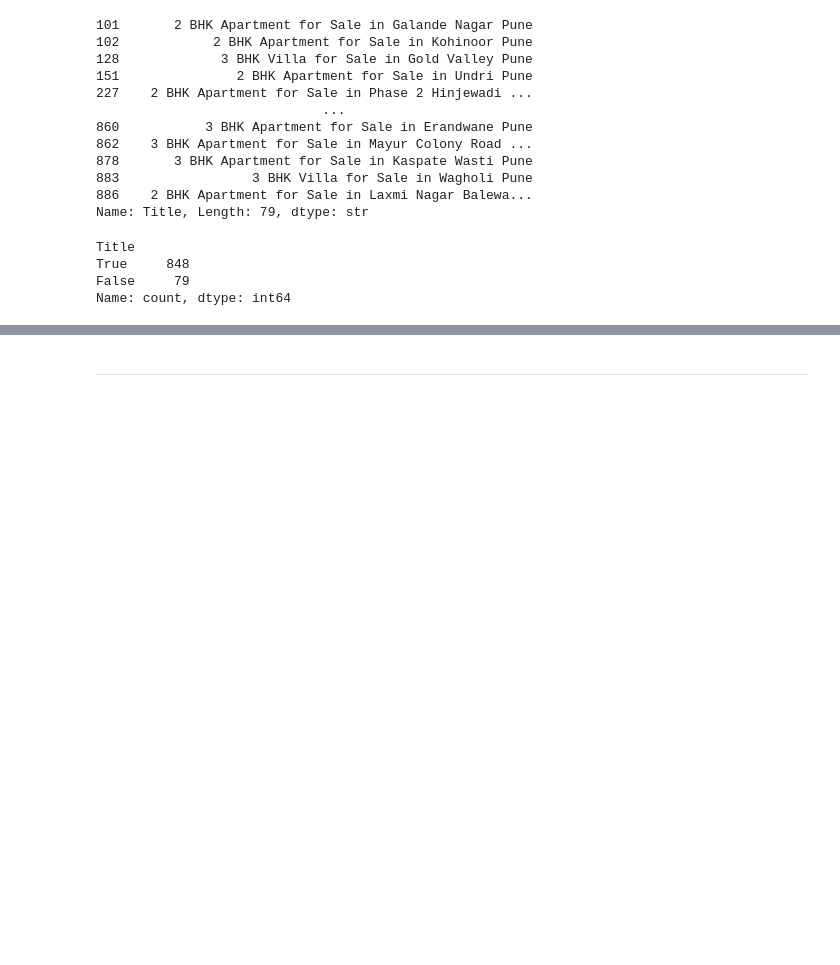
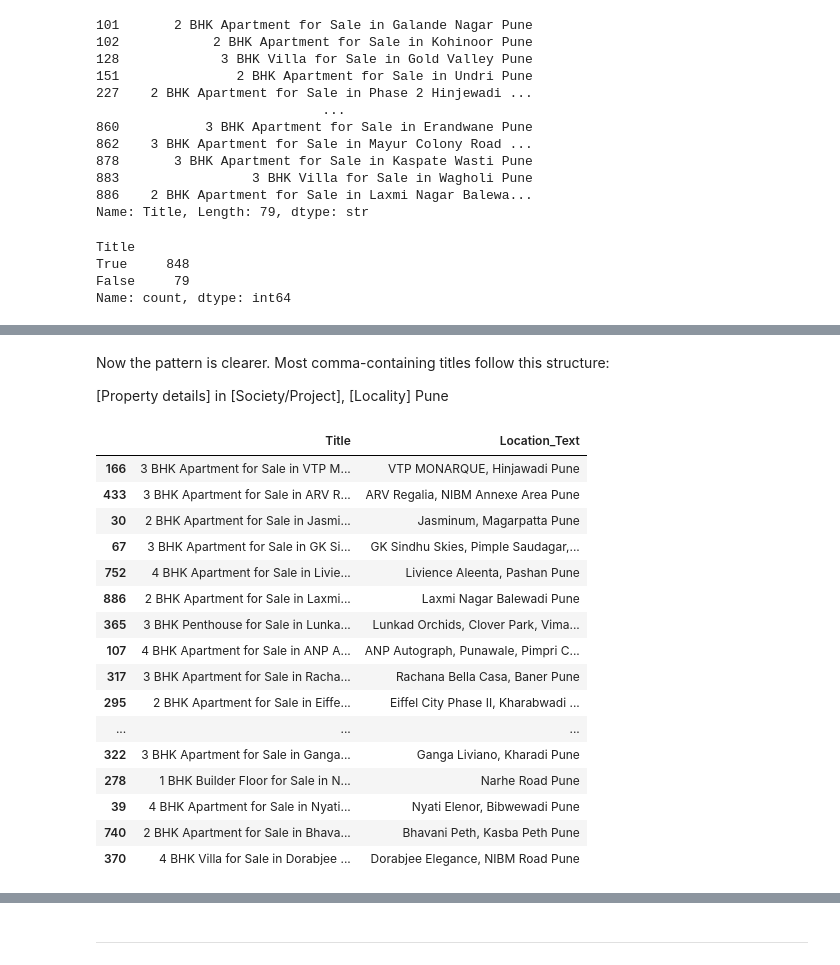
Before and after one commit to Omkesh-Bash/pune-real-estate-data-cleaning, a Jupyter notebook: notebooks/Pune_Real_Estate_Data_Cleaning.ipynb, the cells around one changed output, grey strips where cells are left out. Drawn from its saved outputs; the diff is of its cells as text; code cells hidden in the pictures; blank space fills up the shorter version.

```diff
--- a/notebooks/Pune_Real_Estate_Data_Cleaning.ipynb
+++ b/notebooks/Pune_Real_Estate_Data_Cleaning.ipynb
@@ -1822,0 +1884,4 @@ Name: count, dtype: int64
+# %% [markdown]
+Now the pattern is clearer. Most comma-containing titles follow this structure:
+
+[Property details] in [Society/Project], [Locality] Pune
@@ -1822,0 +1893,21 @@ Name: count, dtype: int64
+# %%
+with pd.option_context("display.max_colwidth", None):
+    display(real_estate[["Title", "Location_Text"]].sample(25, random_state=42))
+# %% [output]
+|  | Title | Location_Text |
+| 166 | 3 BHK Apartment for Sale in VTP M... | VTP MONARQUE, Hinjawadi Pune |
+| 433 | 3 BHK Apartment for Sale in ARV R... | ARV Regalia, NIBM Annexe Area Pune |
+| 30 | 2 BHK Apartment for Sale in Jasmi... | Jasminum, Magarpatta Pune |
+| 67 | 3 BHK Apartment for Sale in GK Si... | GK Sindhu Skies, Pimple Saudagar,... |
+| 752 | 4 BHK Apartment for Sale in Livie... | Livience Aleenta, Pashan Pune |
+| 886 | 2 BHK Apartment for Sale in Laxmi... | Laxmi Nagar Balewadi Pune |
+| 365 | 3 BHK Penthouse for Sale in Lunka... | Lunkad Orchids, Clover Park, Vima... |
+| 107 | 4 BHK Apartment for Sale in ANP A... | ANP Autograph, Punawale, Pimpri C... |
+| 317 | 3 BHK Apartment for Sale in Racha... | Rachana Bella Casa, Baner Pune |
+| 295 | 2 BHK Apartment for Sale in Eiffe... | Eiffel City Phase II, Kharabwadi ... |
+| ... | ... | ... |
+| 322 | 3 BHK Apartment for Sale in Ganga... | Ganga Liviano, Kharadi Pune |
+| 278 | 1 BHK Builder Floor for Sale in N... | Narhe Road Pune |
+| 39 | 4 BHK Apartment for Sale in Nyati... | Nyati Elenor, Bibwewadi Pune |
+| 740 | 2 BHK Apartment for Sale in Bhava... | Bhavani Peth, Kasba Peth Pune |
+| 370 | 4 BHK Villa for Sale in Dorabjee ... | Dorabjee Elegance, NIBM Road Pune |
```
Also changed, not shown: parts of 35 cells of this notebook, 1 other file.
